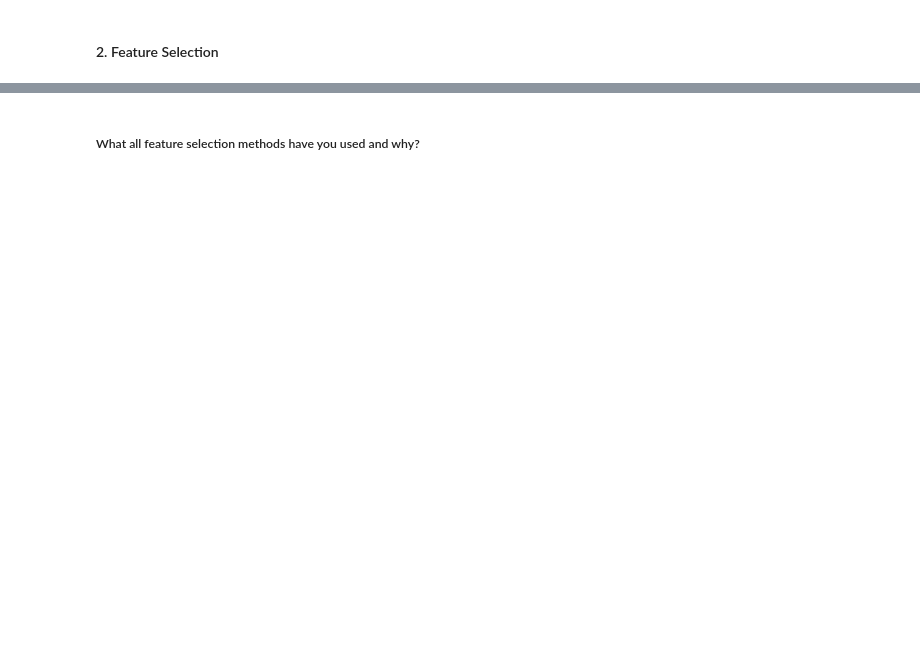
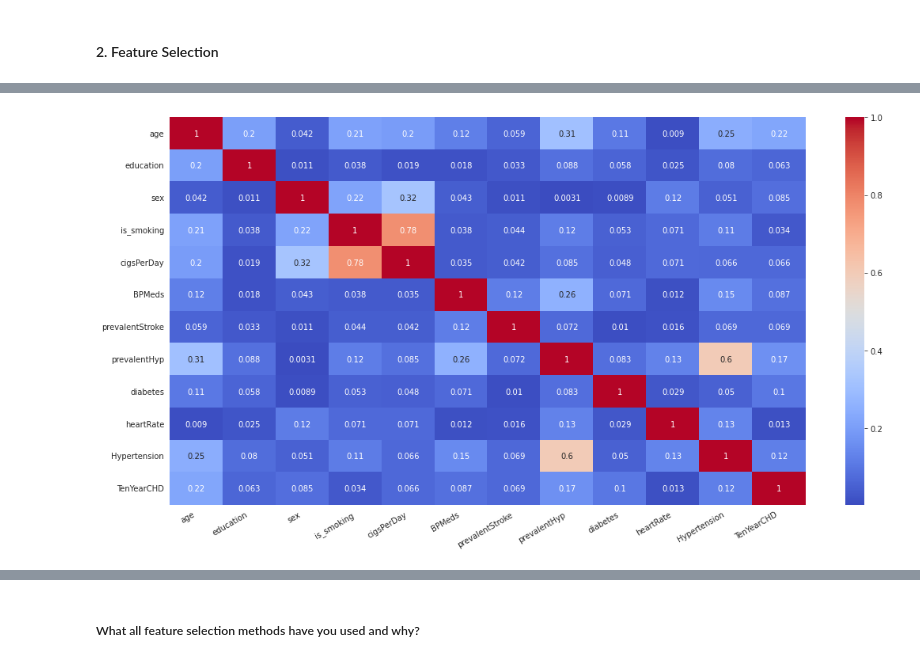
Before and after one commit to Prasannark48/Cardiovascular-risk-prediction---ML-Capstone-Project-2, a Jupyter notebook: Cardiovascular_Risk_Prediction.ipynb, the cells around one changed output, grey strips where cells are left out. Saved outputs shown, nothing was run; the diff lists cells and outputs as text; code cells hidden in the pictures; blank space fills up the shorter version.

```diff
--- a/Cardiovascular_Risk_Prediction.ipynb
+++ b/Cardiovascular_Risk_Prediction.ipynb
@@ -1342,0 +1352,21 @@ Answer Here.
+# %%
+#function to make new column as hypertension
+def blood_presure_classification(sysBP, diaBP):
+  if (sysBP < 90) or (diaBP < 60):
+    return 0 # 'Hypotension'
+  if (sysBP < 120) and (diaBP < 80):
+    return 1 # 'Optimal'
+  if (sysBP < 130) or (diaBP < 86):
+    return 2 # 'Normal'
+  if (sysBP < 140) or (diaBP < 90):
+    return 3 # 'PreHypertensive'
+  if (sysBP > 140) and (diaBP < 90):
+    return 4 # 'IsolatedSystolicHypertension'
+  if (sysBP < 160) or (diaBP < 100):
+    return 5 # 'GradeI'
+  if (sysBP < 180) or (diaBP < 110):
+    return 6 # 'GradeII'
+  return 7 # 'GradeIII'
+# %%
+final_new_df['Hypertension'] = final_new_df.apply(lambda x: blood_presure_classification(x['sysBP'],x['diaBP']),axis=1)
+final_new_df.head()
@@ -1342,0 +1381,3 @@ Answer Here.
+# %%
+# remove the previous columns like sysbp, diabp
+final_new_df.drop(columns=['sysBP', 'diaBP'], inplace=True)
@@ -1346,0 +1419,5 @@ Answer Here.
+# %%
+# glucose,BMI,totChol  are highly correlated. Hence removing them
+independent_variables = [i for i in final_new_df.columns if i not in ['TenYearCHD','glucose',
+                                                            'BMI','totChol']]
+calc_vif(final_new_df[independent_variables])
@@ -1346,0 +1437,11 @@ Answer Here.
+# %%
+# Updating the dataset
+df_cvs = final_new_df[independent_variables + ['TenYearCHD']]
+
+#checking corelations
+plt.figure(figsize=(18,9))
+plot=sns.heatmap(abs(df_cvs.corr()), annot=True, cmap='coolwarm')
+plot.set_xticklabels(plot.get_xticklabels(), rotation=30, horizontalalignment='right')
+plt.show()
+# %% [output]
+[figure, added]
```
Also changed, not shown: parts of 90 cells of this notebook.
